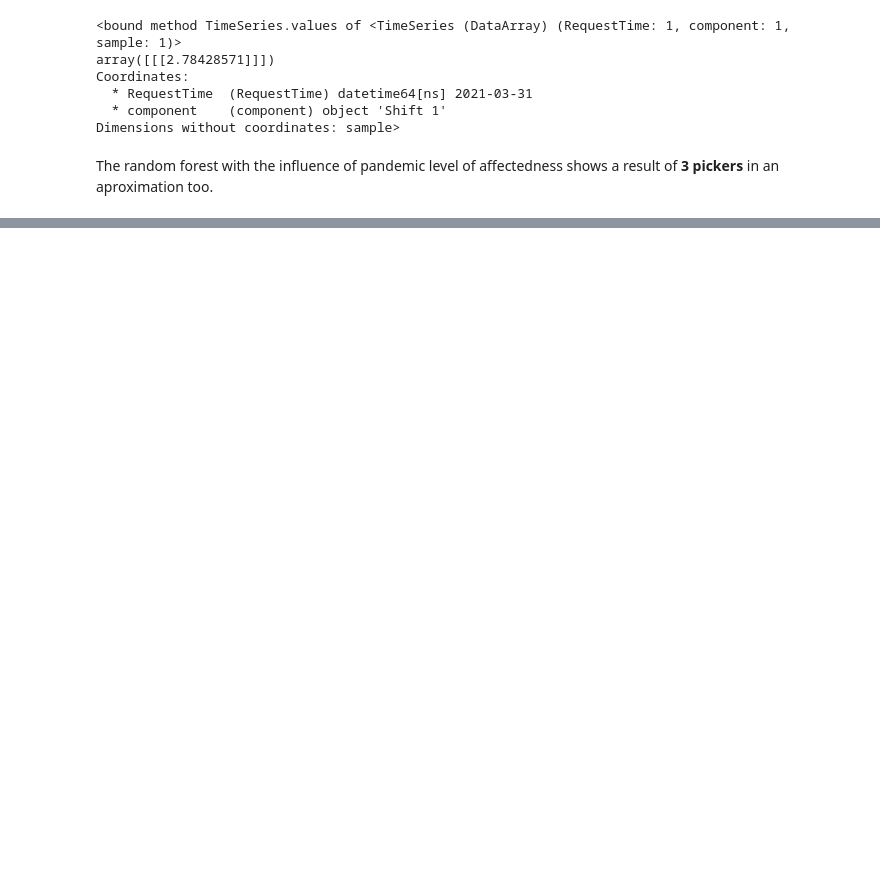
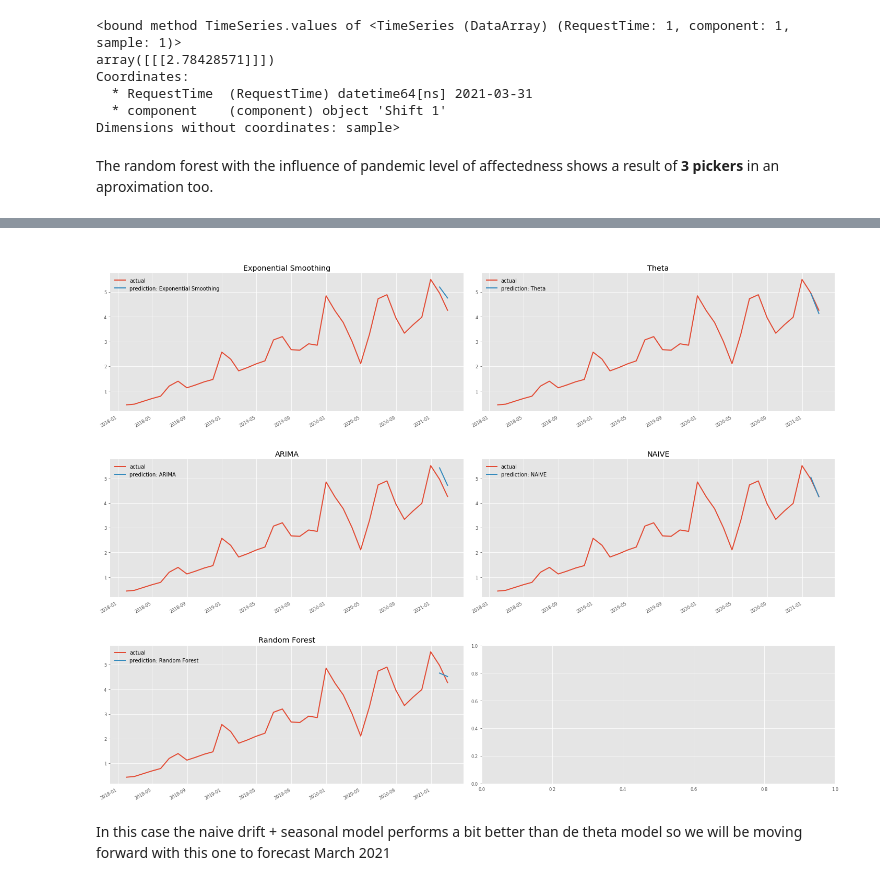
Before and after one commit to MateoUsme/MelonnTest, a Jupyter notebook: Melonn_Test.ipynb, the cells around one changed output, grey strips where cells are left out. Drawn from its saved outputs; the diff is of its cells as text; code cells hidden in the pictures; blank space fills up the shorter version.

```diff
--- a/Melonn_Test.ipynb
+++ b/Melonn_Test.ipynb
@@ -469,0 +594,20 @@ The random forest with the influence of pandemic level of affectedness shows a r
+# %%
+pairs = math.ceil(len(models)/2)                    # how many rows of charts
+fig, ax = plt.subplots(pairs, 2, figsize=(20, 5 * pairs))
+ax = ax.ravel()
+
+model_titles = ['Exponential Smoothing','Theta','ARIMA','NAIVE','Random Forest']
+
+for i,m in enumerate(models):
+        series.plot(label="actual", ax=ax[i])
+        model_predictions[i][0].plot(label="prediction: "+model_titles[i], ax=ax[i])
+
+        mape_model =  model_predictions[i][1]["MAPE"]
+        time_model =  model_predictions[i][1]["time"]
+        ax[i].set_title("\n\n" + model_titles[i])
+
+        ax[i].set_xlabel("")
+        ax[i].legend()
+
+plt.tight_layout()
+# %% [output]
@@ -469,0 +624,3 @@ The random forest with the influence of pandemic level of affectedness shows a r
+[figure, added]
+# %% [markdown]
+In this case the naive drift + seasonal model performs a bit better than de theta model so we will be moving forward with this one to forecast March 2021
```
Also changed, not shown: parts of 11 cells of this notebook.
